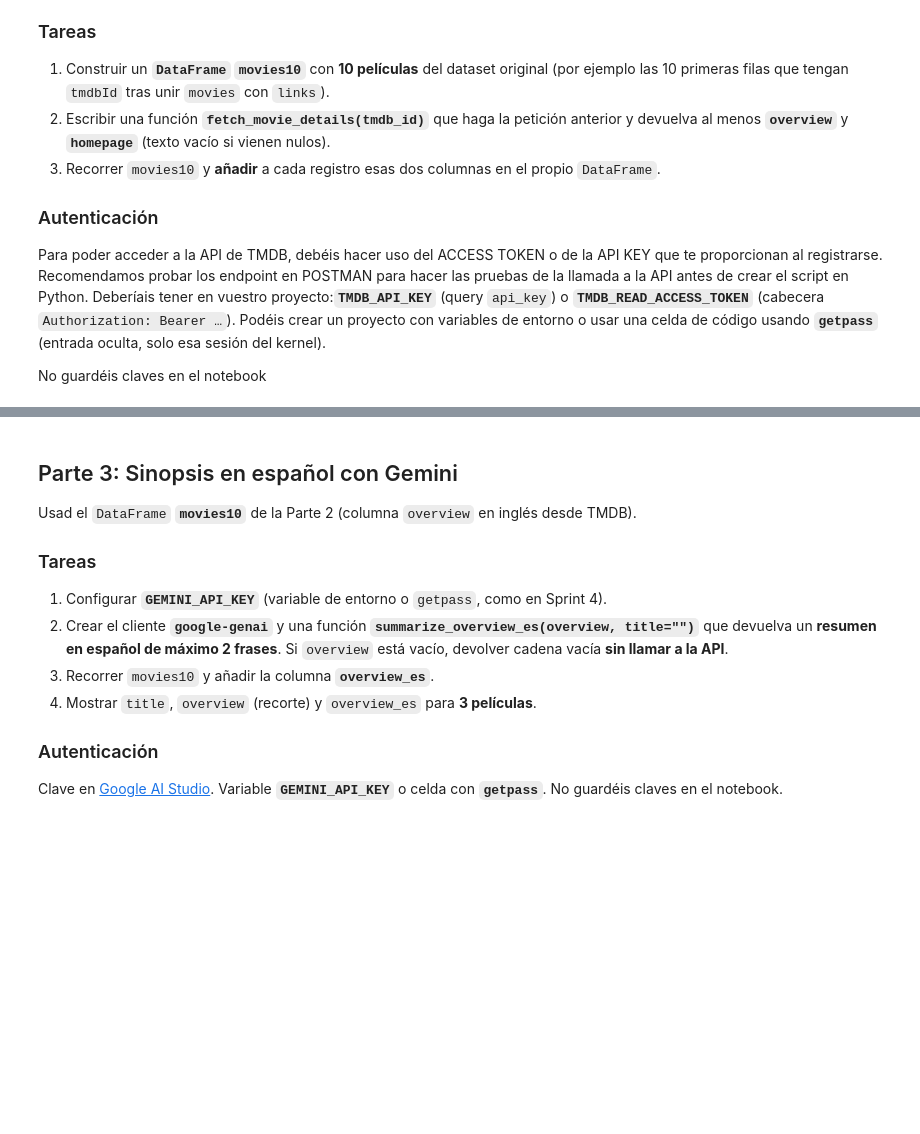
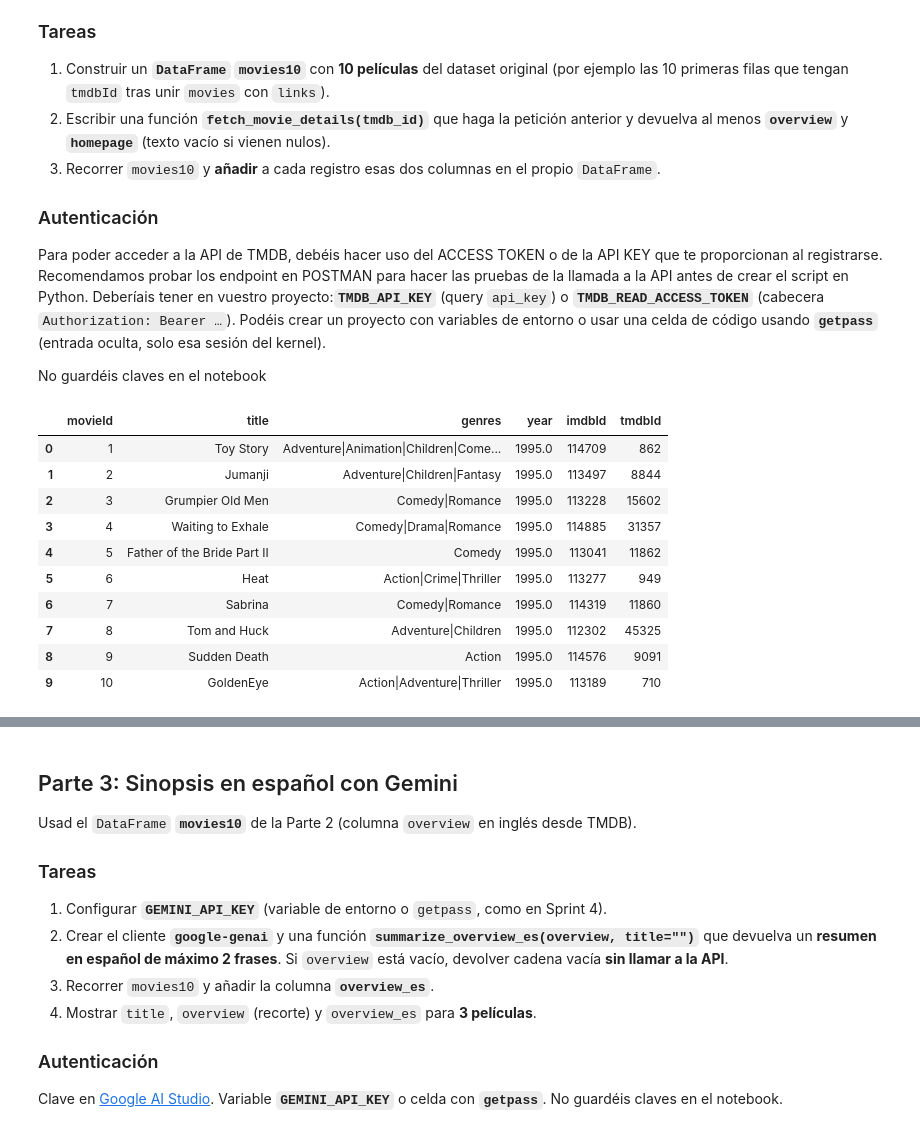
Before and after one commit to dcruzpuri/team_challenge_pelis, a Jupyter notebook: notebooks/Team_Challenge_sprint03_04.ipynb, the cells around one changed output, grey strips where cells are left out. Cells and saved outputs as stored; diff of their text form; code cells hidden in the pictures; blank space fills up the shorter version.

```diff
--- a/notebooks/Team_Challenge_sprint03_04.ipynb
+++ b/notebooks/Team_Challenge_sprint03_04.ipynb
@@ -663,0 +683,17 @@ No guardéis claves en el notebook
+# %%
+movies_links = pd.merge(movies, links, on="movieId", how="inner")
+movies10 = movies_links.dropna(subset=["tmdbId"]).head(10).copy()
+movies10["tmdbId"] = movies10["tmdbId"].astype(int)
+movies10
+# %% [output]
+|  | movieId | title | genres | year | imdbId | tmdbId |
+| 0 | 1 | Toy Story | Adventure|Animation|Children|Come... | 1995.0 | 114709 | 862 |
+| 1 | 2 | Jumanji | Adventure|Children|Fantasy | 1995.0 | 113497 | 8844 |
+| 2 | 3 | Grumpier Old Men | Comedy|Romance | 1995.0 | 113228 | 15602 |
+| 3 | 4 | Waiting to Exhale | Comedy|Drama|Romance | 1995.0 | 114885 | 31357 |
+| 4 | 5 | Father of the Bride Part II | Comedy | 1995.0 | 113041 | 11862 |
+| 5 | 6 | Heat | Action|Crime|Thriller | 1995.0 | 113277 | 949 |
+| 6 | 7 | Sabrina | Comedy|Romance | 1995.0 | 114319 | 11860 |
+| 7 | 8 | Tom and Huck | Adventure|Children | 1995.0 | 112302 | 45325 |
+| 8 | 9 | Sudden Death | Action | 1995.0 | 114576 | 9091 |
+| 9 | 10 | GoldenEye | Action|Adventure|Thriller | 1995.0 | 113189 | 710 |
```
Also changed, not shown: parts of 2 cells of this notebook.
